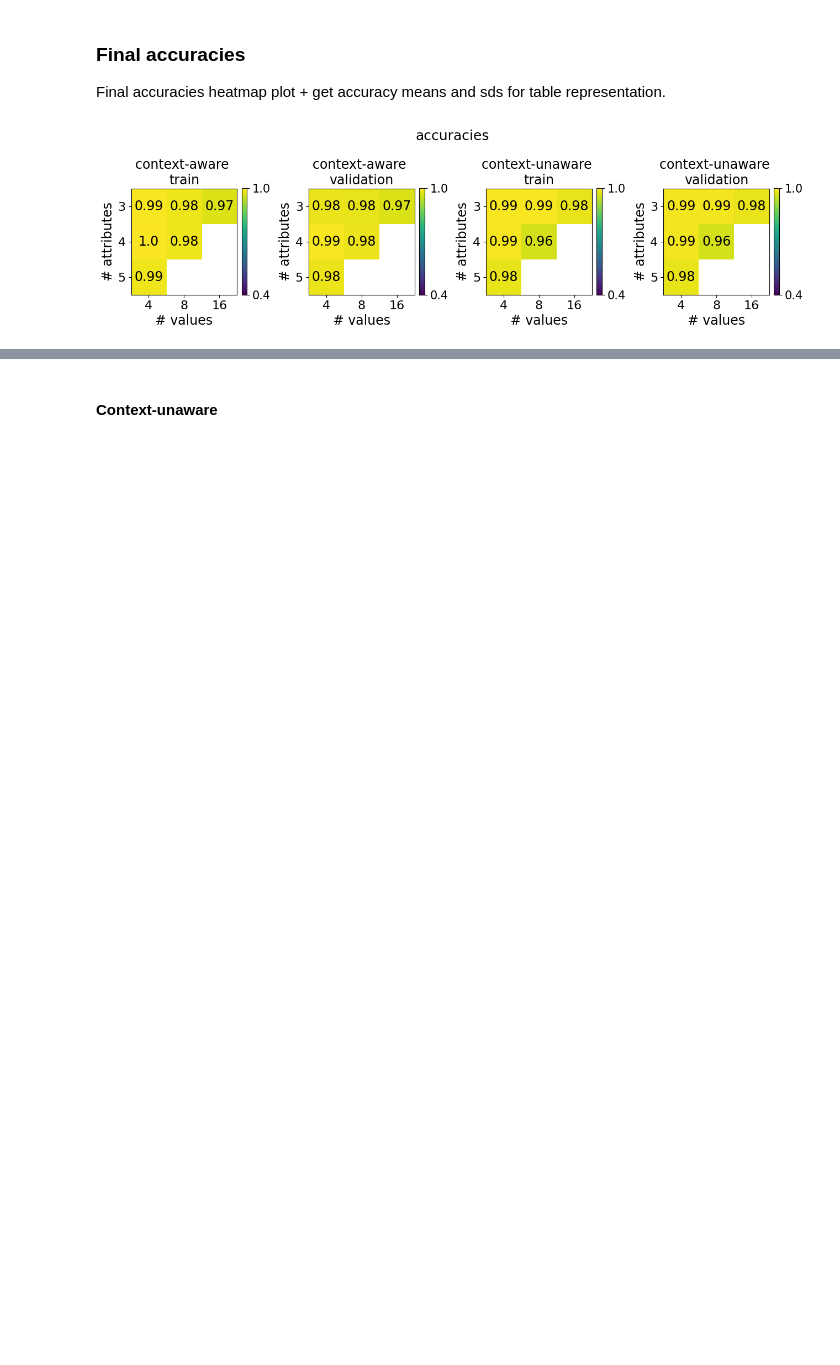
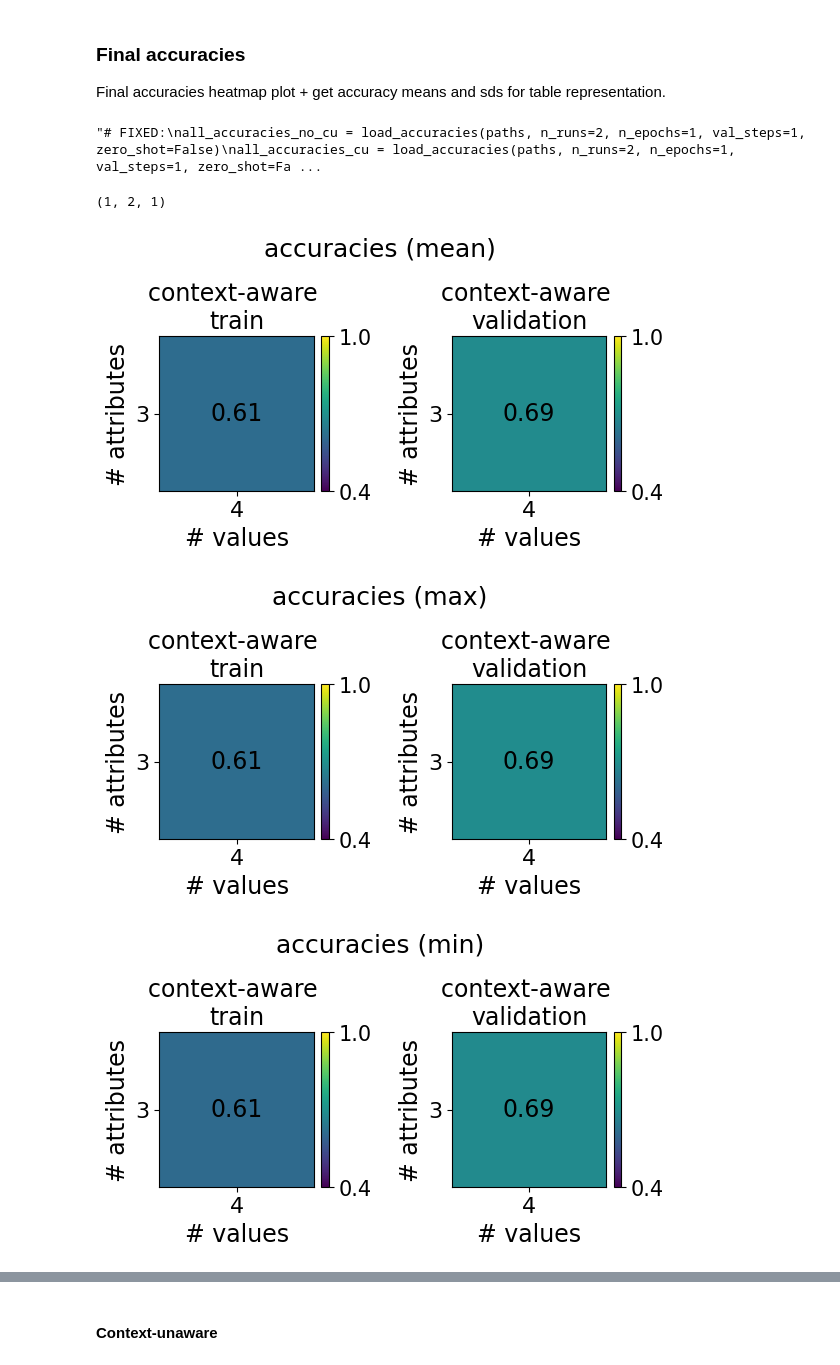
Before and after one commit to mariia55/emergent-abstractions_biased, a Jupyter notebook: analysis_cnn.ipynb, the cells around one changed output, grey strips where cells are left out. Saved outputs shown, nothing was run; the diff lists cells and outputs as text; code cells hidden in the pictures; blank space fills up the shorter version.

```diff
--- a/analysis_cnn.ipynb
+++ b/analysis_cnn.ipynb
@@ -51,15 +69,34 @@ accuracies = [all_accuracies['train_acc'], all_accuracies['val_acc'],
               all_accuracies['cu_train_acc'], all_accuracies['cu_val_acc']]
 test_accuracies = [all_accuracies['test_acc'], all_accuracies['cu_test_acc']]
 # %%
-# FIXED:
-all_accuracies_no_cu = load_accuracies(paths, n_runs=5, n_epochs=300, val_steps=1, zero_shot=False)
-all_accuracies_cu = load_accuracies(paths, n_runs=5, n_epochs=300, val_steps=1, zero_shot=False, context_unaware=True)
+"""# FIXED:
+all_accuracies_no_cu = load_accuracies(paths, n_runs=2, n_epochs=1, val_steps=1, zero_shot=False)
+all_accuracies_cu = load_accuracies(paths, n_runs=2, n_epochs=1, val_steps=1, zero_shot=False, context_unaware=True)
 
 accuracies = [all_accuracies_no_cu['train_acc'], all_accuracies_no_cu['val_acc'],
               all_accuracies_cu['cu_train_acc'], all_accuracies_cu['cu_val_acc']]
-test_accuracies = [all_accuracies_no_cu['test_acc'], all_accuracies_cu['cu_test_acc']]
+test_accuracies = [all_accuracies_no_cu['test_acc'], all_accuracies_cu['cu_test_acc']]"""
+# %% [output]
+"# FIXED:\nall_accuracies_no_cu = load_accuracies(paths, n_runs=2, n_epochs=1, val_steps=1, zero_shot=False)\nall_accuracies_cu = load_accuracies(paths, n_runs=2, n_epochs=1, val_steps=1, zero_shot=Fa ...
-# %%
-plot_heatmap(accuracies, 'mean', plot_dims=(1,4), ylims=(0.4, 1.0), figsize=(13, 3.5), suptitle='accuracies',
-             fontsize=17)
-# %% [output]
-[figure, removed]
+# %%
+# NO context unaware
+all_accuracies_no_cu = load_accuracies(paths, n_runs=2, n_epochs=1, val_steps=1, zero_shot=False)
+
+accuracies = [all_accuracies_no_cu['train_acc'], all_accuracies_no_cu['val_acc']]
+test_accuracies = [all_accuracies_no_cu['test_acc']]
+print(accuracies[0].shape) # shape should be (6, X, 300) (6 datasets, Xruns, at least 6 epochs)
+# %% [output]
+(1, 2, 1)
+# %%
+plot_heatmap_one_dataset(accuracies, 'mean', plot_dims=(1,2), ylims=(0.4, 1.0), figsize=(6, 3), suptitle='accuracies',
+             fontsize=17, n_runs=2)
+plot_heatmap_one_dataset(accuracies, 'max', plot_dims=(1,2), ylims=(0.4, 1.0), figsize=(6, 3), suptitle='accuracies',
+             fontsize=17, n_runs=2)
+plot_heatmap_one_dataset(accuracies, 'min', plot_dims=(1,2), ylims=(0.4, 1.0), figsize=(6, 3), suptitle='accuracies',
+             fontsize=17, n_runs=2)
+plot_heatmap_one_dataset(accuracies, 'median', plot_dims=(1,2), ylims=(0.4, 1.0), figsize=(6, 3), suptitle='accuracies',
+             fontsize=17, n_runs=2)
+# %% [output]
+[figure, added]
+[figure, added]
+[figure, added]
```
Also changed, not shown: parts of 50 cells of this notebook, 6 other files.
